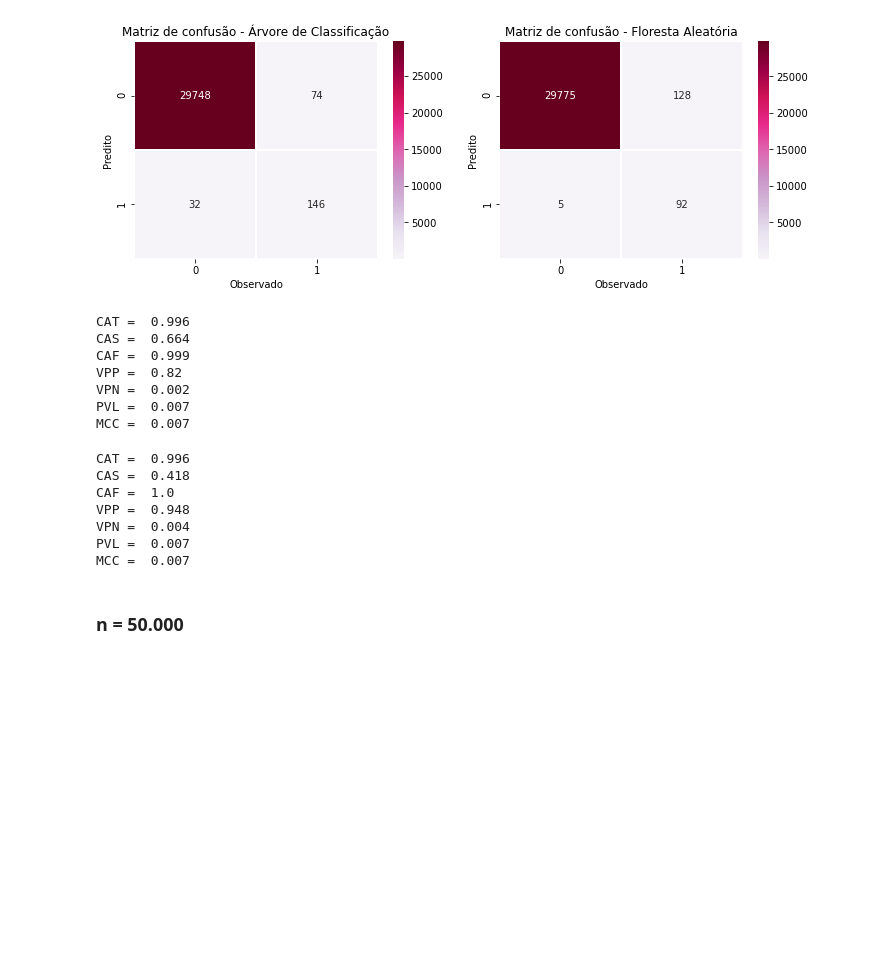
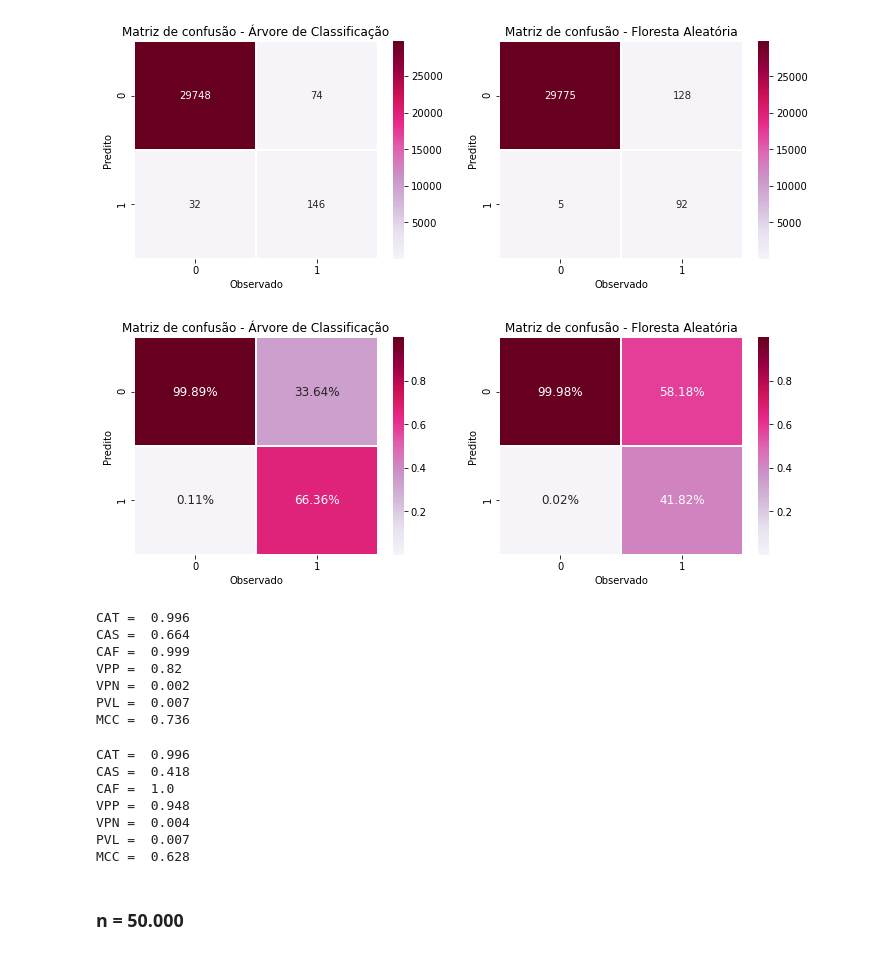
Before and after one commit to rafaamarq/trabalho_graduacao, a Jupyter notebook: Modelagem do Cenário 1.ipynb, the cells around one changed output. Saved outputs shown, nothing was run; the diff lists cells and outputs as text; code cells hidden in the pictures; blank space fills up the shorter version.

```diff
--- a/Modelagem do Cenário 1.ipynb
+++ b/Modelagem do Cenário 1.ipynb
@@ -443,6 +460,23 @@ g1.set(title = "Matriz de confusão - Floresta Aleatória")
 plt.show ()
 # %% [output]
 [figure]
+# %%
+# Matrix de confusão
+fig = plt.figure(figsize=(12,4))
+
+ax1 = fig.add_subplot(121)
+confusion_matrix1 = pd.crosstab(y1_pred, y1_test, rownames = ['Predito'], colnames = ['Observado'])
+g = sns.heatmap(confusion_matrix1/np.sum(confusion_matrix1),fmt='.2%', linewidths=.5, annot = True, cmap='PuRd', annot_kws={"size": 12}, ax = ax1)
+g.set(title = "Matriz de confusão - Árvore de Classificação")
+
+ax2 = fig.add_subplot(122)
+confusion_matrix1_rf = pd.crosstab(y1_pred_rf, y1_test, rownames = ['Predito'], colnames = ['Observado'])
+g1 = sns.heatmap(confusion_matrix1_rf/np.sum(confusion_matrix1_rf), fmt='.2%', linewidths=.5, annot = True, cmap='PuRd',annot_kws={"size": 12}, ax = ax2)
+g1.set(title = "Matriz de confusão - Floresta Aleatória")
+
+plt.show ()
+# %% [output]
+[figure, added]
 # %%
 metricas(confusion_matrix1.iloc[1,1], confusion_matrix1.iloc[0,1], confusion_matrix1.iloc[1,0], confusion_matrix1.iloc[0,0])
 # %% [output]
@@ -452,7 +486,7 @@ CAF =  0.999
 VPP =  0.82
 VPN =  0.002
 PVL =  0.007
-MCC =  0.007
+MCC =  0.736
 # %%
 metricas(confusion_matrix1_rf.iloc[1,1], confusion_matrix1_rf.iloc[0,1], confusion_matrix1_rf.iloc[1,0], confusion_matrix1_rf.iloc[0,0])
 # %% [output]
@@ -462,7 +496,7 @@ CAF =  1.0
 VPP =  0.948
 VPN =  0.004
 PVL =  0.007
-MCC =  0.007
+MCC =  0.628
 # %% [markdown]
 ### n = 50.000
 # %% [markdown]
```
Also changed, not shown: parts of 13 cells of this notebook, 2 other files.
